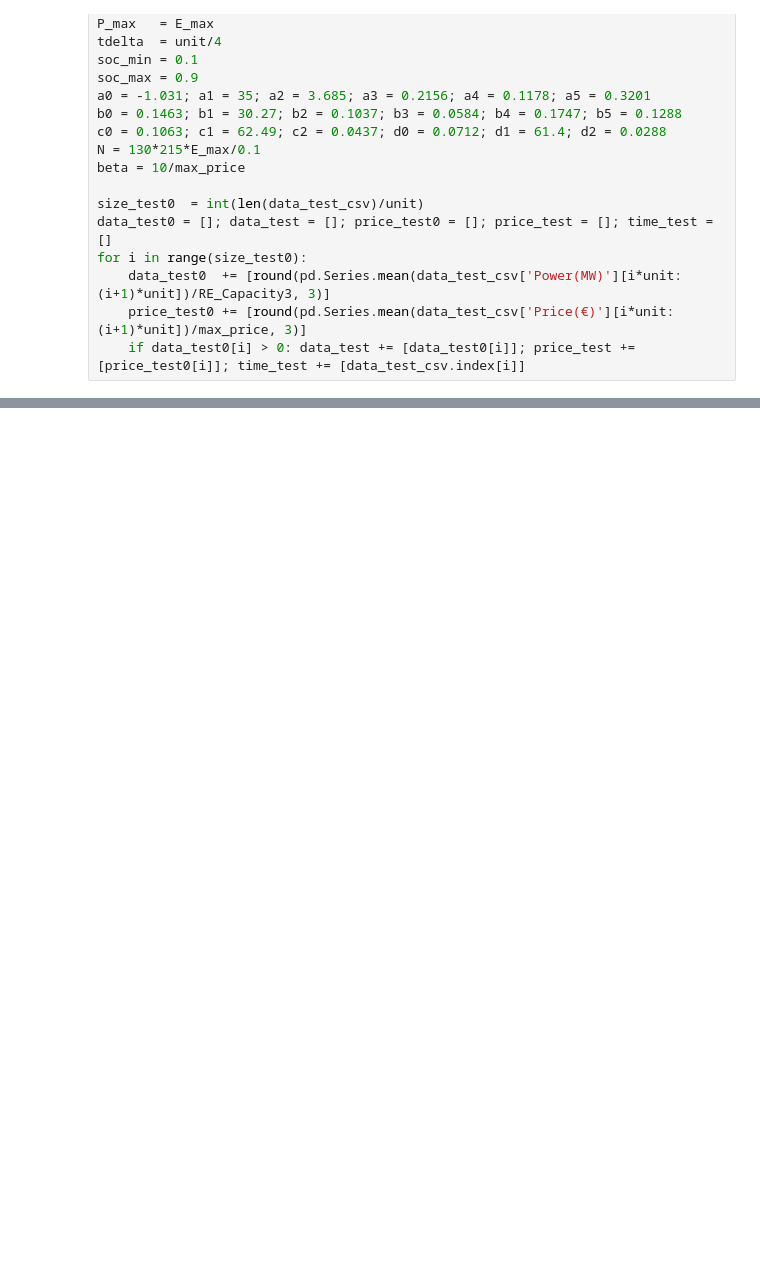
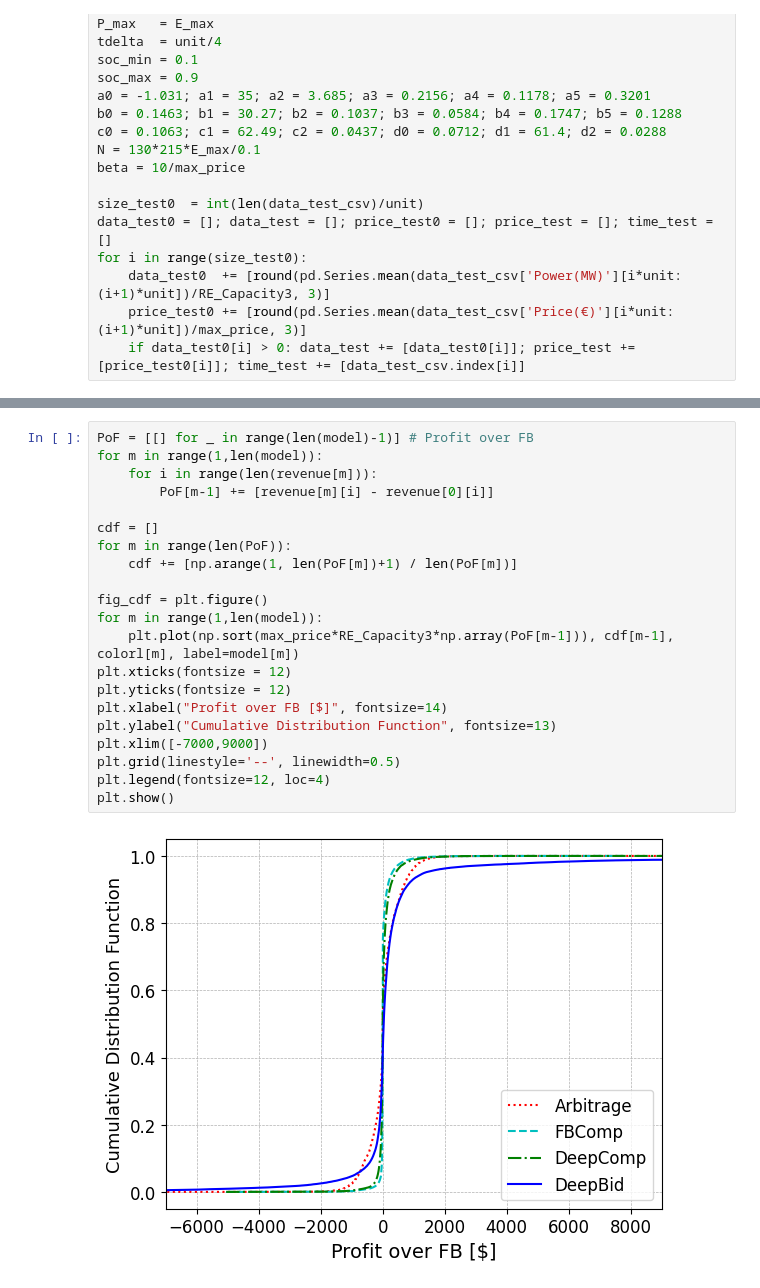
Before and after one commit to aryan2702p/DRL_Bid_20_23, a Jupyter notebook: Wind/Results/Performance.ipynb, the cells around one changed output, grey strips where cells are left out. Saved outputs shown, nothing was run; the diff lists cells and outputs as text; blank space fills up the shorter version.

```diff
--- a/Wind/Results/Performance.ipynb
+++ b/Wind/Results/Performance.ipynb
@@ -251,0 +302,23 @@ plt.show()
+# %%
+PoF = [[] for _ in range(len(model)-1)] # Profit over FB
+for m in range(1,len(model)):
+    for i in range(len(revenue[m])):
+        PoF[m-1] += [revenue[m][i] - revenue[0][i]]
+
+cdf = []
+for m in range(len(PoF)):
+    cdf += [np.arange(1, len(PoF[m])+1) / len(PoF[m])]
+
+fig_cdf = plt.figure()
+for m in range(1,len(model)):
+    plt.plot(np.sort(max_price*RE_Capacity3*np.array(PoF[m-1])), cdf[m-1], colorl[m], label=model[m])
+plt.xticks(fontsize = 12)
+plt.yticks(fontsize = 12)
+plt.xlabel("Profit over FB [$]", fontsize=14)
+plt.ylabel("Cumulative Distribution Function", fontsize=13)
+plt.xlim([-7000,9000])
+plt.grid(linestyle='--', linewidth=0.5)
+plt.legend(fontsize=12, loc=4)
+plt.show()
+# %% [output]
+[figure, added]
```
Also changed, not shown: parts of 5 cells of this notebook, 18 other files.
